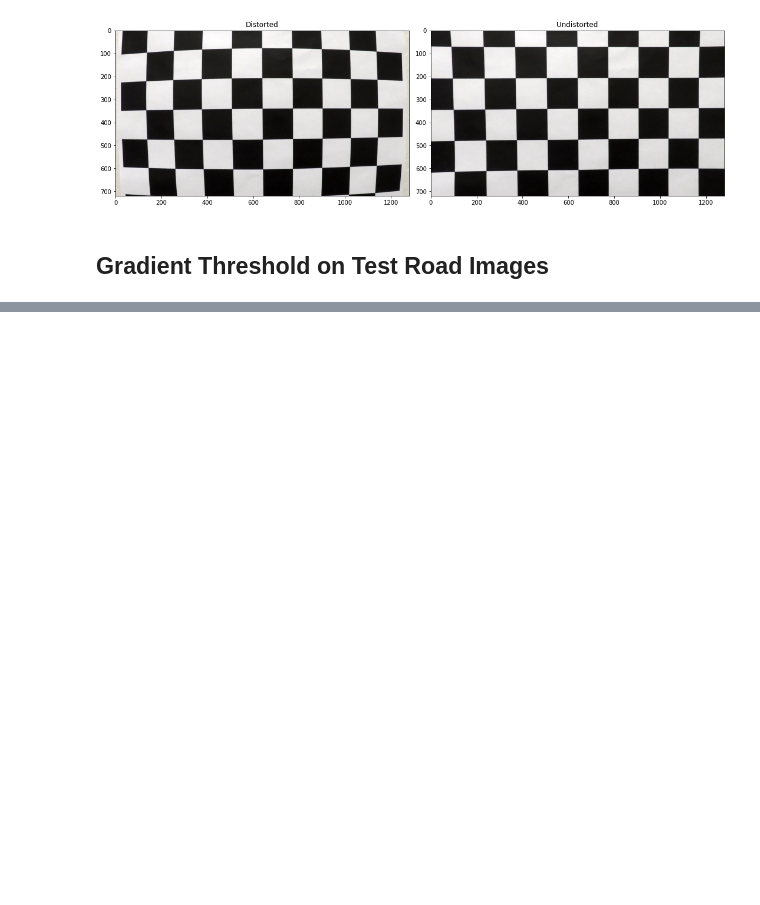
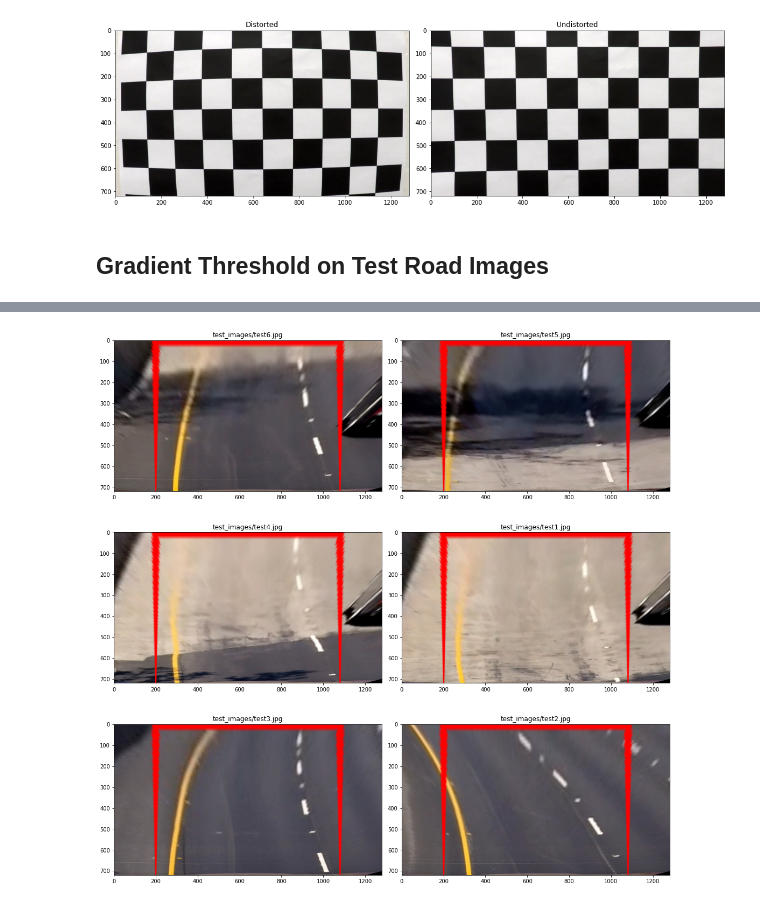
Before and after one commit to VitaliiLakusta/CarND-Advanced-Lane-Lines, a Jupyter notebook: index.ipynb, the cells around one changed output, grey strips where cells are left out. Drawn from its saved outputs; the diff is of its cells as text; code cells hidden in the pictures; blank space fills up the shorter version.

```diff
--- a/index.ipynb
+++ b/index.ipynb
@@ -185,0 +202,10 @@ show_images(threshImgs, testRoadImgFnames)
+# %%
+s = testRoadImages[0].shape
+X = s[1]
+Y = s[0]
+M = cv2.getPerspectiveTransform(getTrapezoid().astype(np.float32), np.float32([(X-200, Y), (200, Y), (200, 0), (X-200, 0)]))
+
+warpedWithTrapezoid = list(map(lambda img: cv2.warpPerspective(img, M, (X, Y), flags=cv2.INTER_LINEAR), imgsWithTrapezoid))
+show_images(warpedWithTrapezoid, testRoadImgFnames)
+# %% [output]
+[figure, added]
```
Also changed, not shown: parts of 5 cells of this notebook.
